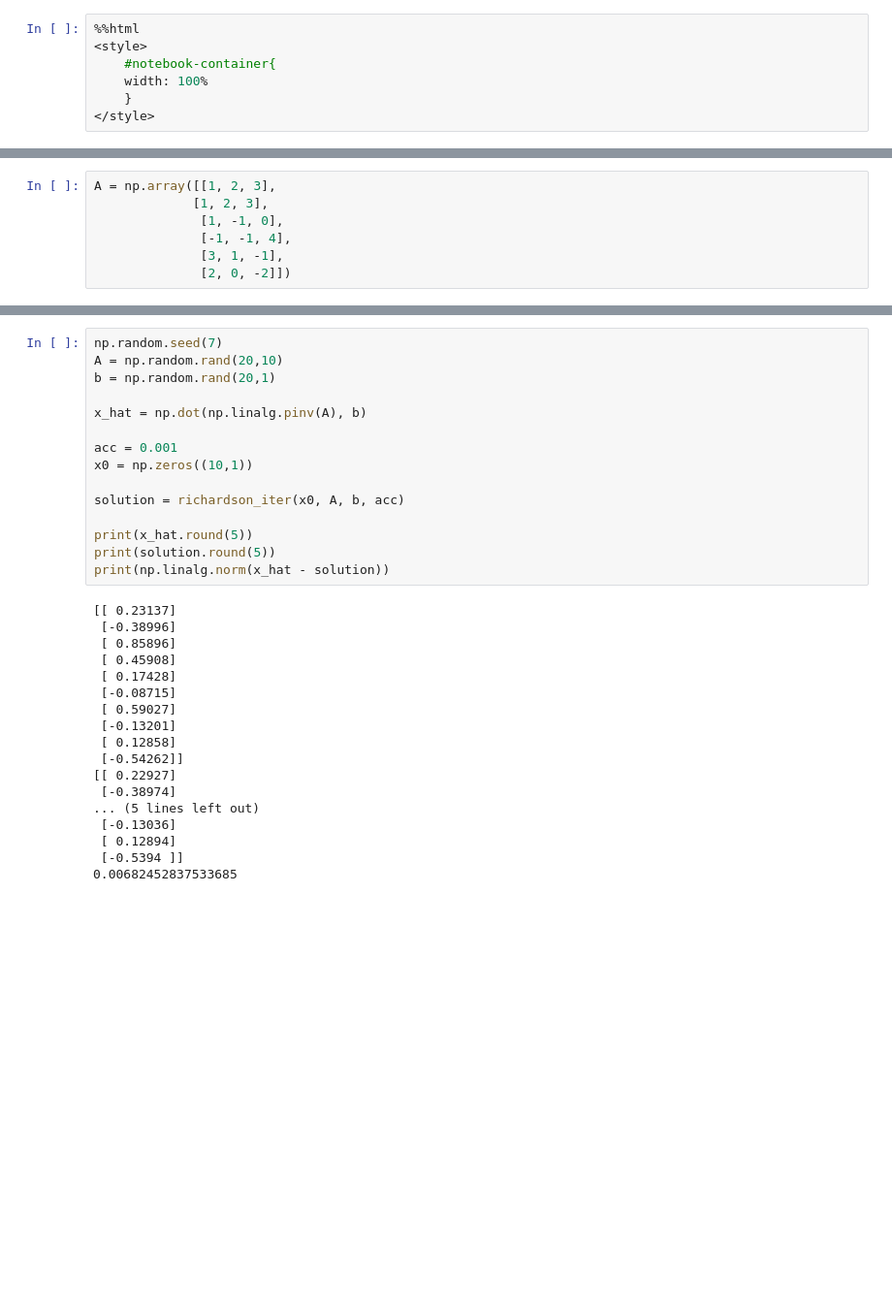
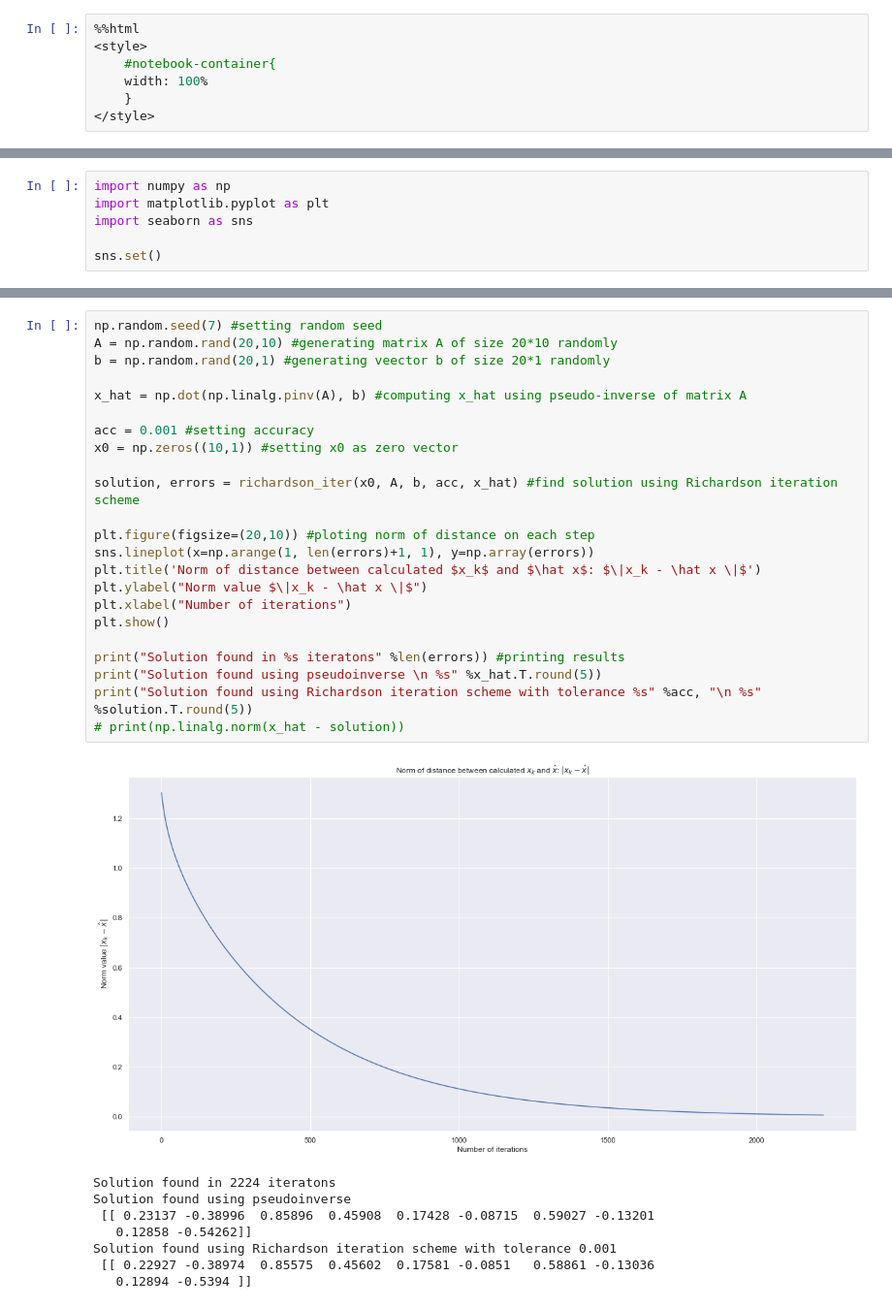
Before and after one commit to kai-wren/LinAl, a Jupyter notebook: LA_HW8.ipynb, the cells around one changed output, grey strips where cells are left out. Shown: that part at 97% size. Drawn from its saved outputs; the diff is of its cells as text; blank space fills up the shorter version.

```diff
--- a/LA_HW8.ipynb
+++ b/LA_HW8.ipynb
@@ -10,7 +7,0 @@ import numpy as np
-# %%
-A = np.array([[1, 2, 3],
-             [1, 2, 3],
-              [1, -1, 0],
-              [-1, -1, 4],
-              [3, 1, -1],
-              [2, 0, -2]])
@@ -34,0 +8,6 @@ np.linalg.norm(np.dot(A, Left) - np.identity(6))
+# %%
+import numpy as np
+import matplotlib.pyplot as plt
+import seaborn as sns
+
+sns.set()
@@ -47,33 +36,32 @@ def richardson_iter(x_old, A, b, acc):
 # %%
-np.random.seed(7)
-A = np.random.rand(20,10)
-b = np.random.rand(20,1)
+np.random.seed(7) #setting random seed
+A = np.random.rand(20,10) #generating matrix A of size 20*10 randomly
+b = np.random.rand(20,1) #generating veector b of size 20*1 randomly
 
-x_hat = np.dot(np.linalg.pinv(A), b)
+x_hat = np.dot(np.linalg.pinv(A), b) #computing x_hat using pseudo-inverse of matrix A
 
-acc = 0.001
-x0 = np.zeros((10,1))
+acc = 0.001 #setting accuracy
+x0 = np.zeros((10,1)) #setting x0 as zero vector
 
-solution = richardson_iter(x0, A, b, acc)
+solution, errors = richardson_iter(x0, A, b, acc, x_hat) #find solution using Richardson iteration scheme
 
-print(x_hat.round(5))
-print(solution.round(5))
-print(np.linalg.norm(x_hat - solution))
+plt.figure(figsize=(20,10)) #ploting norm of distance on each step
+sns.lineplot(x=np.arange(1, len(errors)+1, 1), y=np.array(errors))
+plt.title('Norm of distance between calculated $x_k$ and $\hat x$: $\|x_k - \hat x \|$')
+plt.ylabel("Norm value $\|x_k - \hat x \|$")
+plt.xlabel("Number of iterations")
+plt.show()
+
+print("Solution found in %s iteratons" %len(errors)) #printing results
+print("Solution found using pseudoinverse \n %s" %x_hat.T.round(5))
+print("Solution found using Richardson iteration scheme with tolerance %s" %acc, "\n %s" %solution.T.round(5))
+# print(np.linalg.norm(x_hat - solution))
 # %% [output]
+[figure, added]
-[[ 0.23137]
- [-0.38996]
- [ 0.85896]
- [ 0.45908]
- [ 0.17428]
- [-0.08715]
- [ 0.59027]
- [-0.13201]
- [ 0.12858]
- [-0.54262]]
-[[ 0.22927]
- [-0.38974]
-... (5 lines left out)
- [-0.13036]
- [ 0.12894]
- [-0.5394 ]]
-0.00682452837533685
+Solution found in 2224 iteratons
+Solution found using pseudoinverse
+ [[ 0.23137 -0.38996  0.85896  0.45908  0.17428 -0.08715  0.59027 -0.13201
+   0.12858 -0.54262]]
+Solution found using Richardson iteration scheme with tolerance 0.001
+ [[ 0.22927 -0.38974  0.85575  0.45602  0.17581 -0.0851   0.58861 -0.13036
+   0.12894 -0.5394 ]]
```
Also changed, not shown: parts of 8 cells of this notebook.
